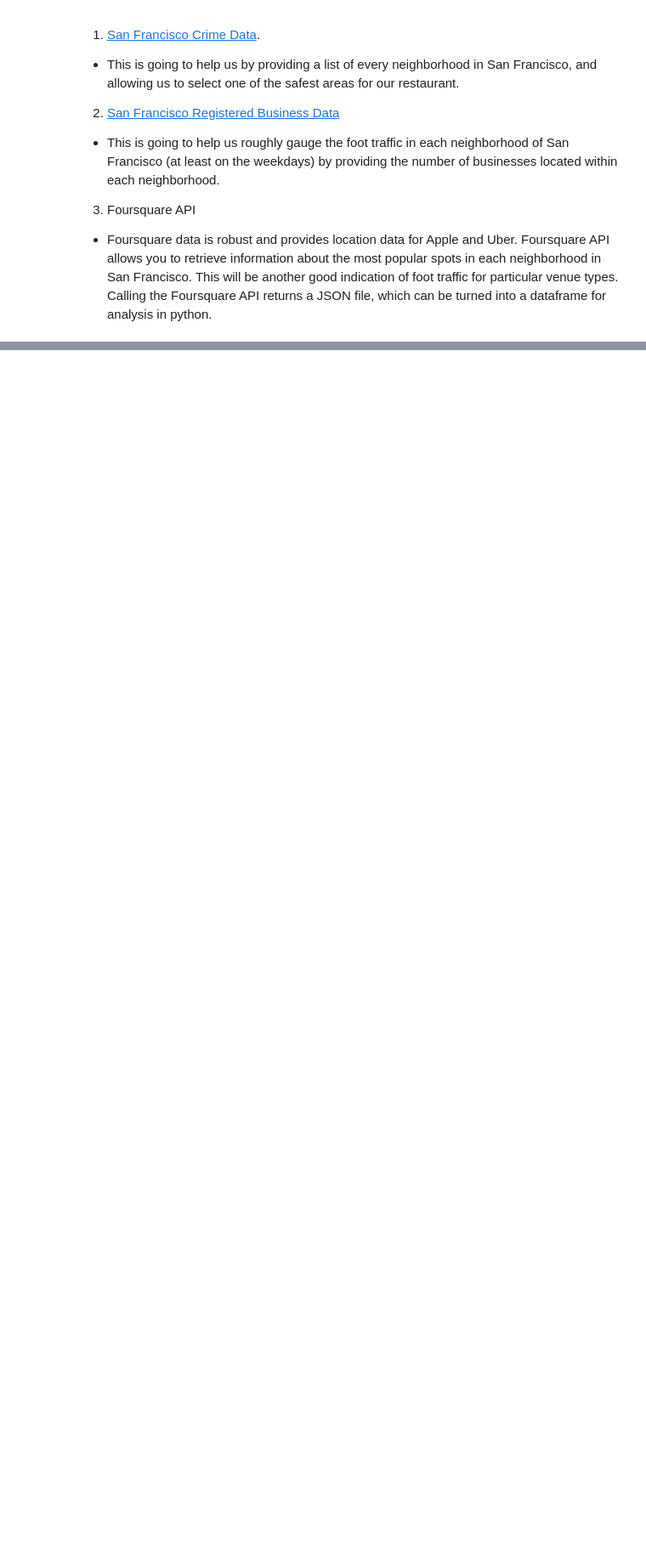
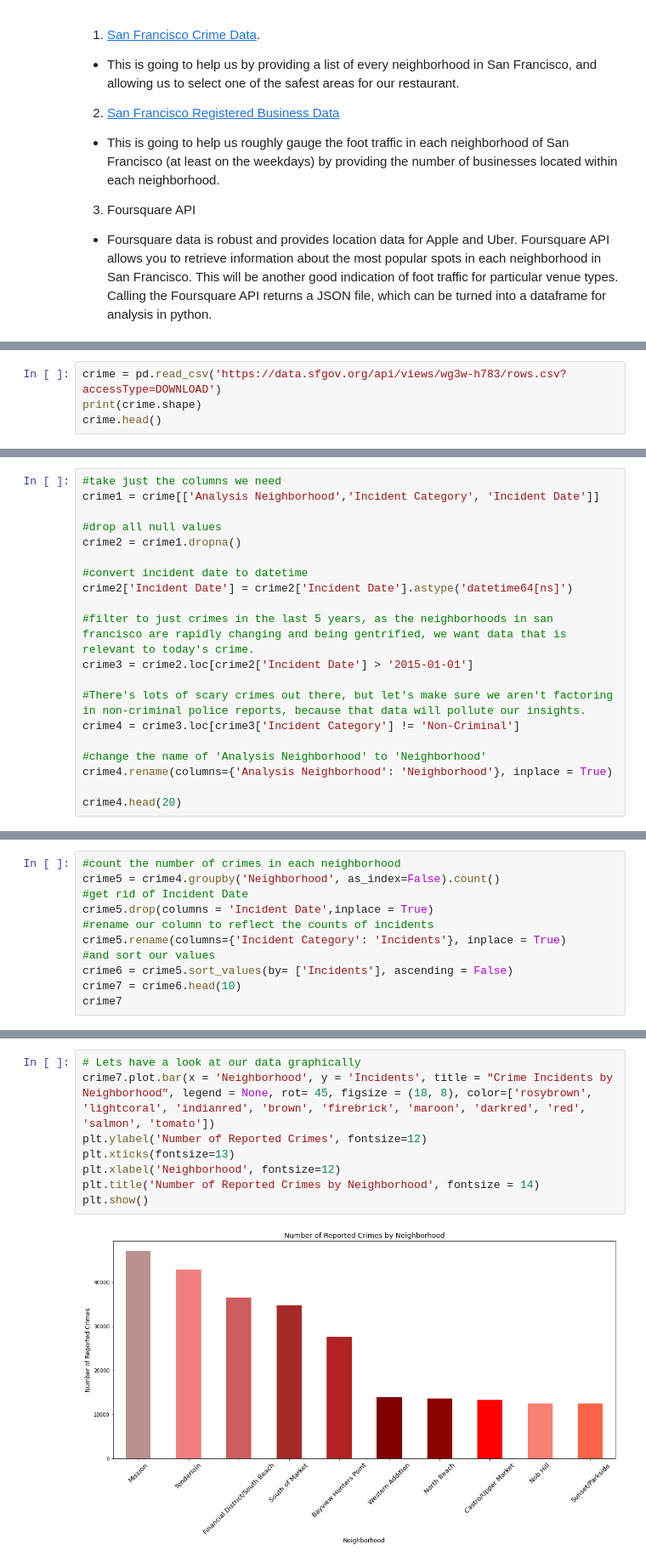
Before and after one commit to dipeshmerai/dipeshmerai, a Jupyter notebook: Dipesh San Francisco Restaurant Foursquare API .ipynb, the cells around one changed output, grey strips where cells are left out. Shown at 85% size. Cells and saved outputs as stored; diff of their text form; blank space fills up the shorter version.

```diff
--- a/Dipesh San Francisco Restaurant Foursquare API .ipynb
+++ b/Dipesh San Francisco Restaurant Foursquare API .ipynb
@@ -34,0 +213,4 @@ Altogether, we are looking at three sets of data for our analysis:
+# %%
+crime = pd.read_csv('https://data.sfgov.org/api/views/wg3w-h783/rows.csv?accessType=DOWNLOAD')
+print(crime.shape)
+crime.head()
@@ -34,0 +225,20 @@ Altogether, we are looking at three sets of data for our analysis:
+# %%
+#take just the columns we need
+crime1 = crime[['Analysis Neighborhood','Incident Category', 'Incident Date']]
+
+#drop all null values
+crime2 = crime1.dropna()
+
+#convert incident date to datetime
+crime2['Incident Date'] = crime2['Incident Date'].astype('datetime64[ns]')
+
+#filter to just crimes in the last 5 years, as the neighborhoods in san francisco are rapidly changing and being gentrified, we want data that is relevant to today's crime.
+crime3 = crime2.loc[crime2['Incident Date'] > '2015-01-01']
+
+#There's lots of scary crimes out there, but let's make sure we aren't factoring in non-criminal police reports, because that data will pollute our insights.
+crime4 = crime3.loc[crime3['Incident Category'] != 'Non-Criminal']
+
+#change the name of 'Analysis Neighborhood' to 'Neighborhood'
+crime4.rename(columns={'Analysis Neighborhood': 'Neighborhood'}, inplace = True)
+
+crime4.head(20)
@@ -34,0 +271,11 @@ Altogether, we are looking at three sets of data for our analysis:
+# %%
+#count the number of crimes in each neighborhood
+crime5 = crime4.groupby('Neighborhood', as_index=False).count()
+#get rid of Incident Date
+crime5.drop(columns = 'Incident Date',inplace = True)
+#rename our column to reflect the counts of incidents
+crime5.rename(columns={'Incident Category': 'Incidents'}, inplace = True)
+#and sort our values
+crime6 = crime5.sort_values(by= ['Incidents'], ascending = False)
+crime7 = crime6.head(10)
+crime7
@@ -34,0 +294,10 @@ Altogether, we are looking at three sets of data for our analysis:
+# %%
+# Lets have a look at our data graphically
+crime7.plot.bar(x = 'Neighborhood', y = 'Incidents', title = "Crime Incidents by Neighborhood", legend = None, rot= 45, figsize = (18, 8), color=['rosybrown', 'lightcoral', 'indianred', 'brown', 'firebrick', 'maroon', 'darkred', 'red', 'salmon', 'tomato'])
+plt.ylabel('Number of Reported Crimes', fontsize=12)
+plt.xticks(fontsize=13)
+plt.xlabel('Neighborhood', fontsize=12)
+plt.title('Number of Reported Crimes by Neighborhood', fontsize = 14)
+plt.show()
+# %% [output]
+[figure, added]
```
Also changed, not shown: parts of 56 cells of this notebook.
